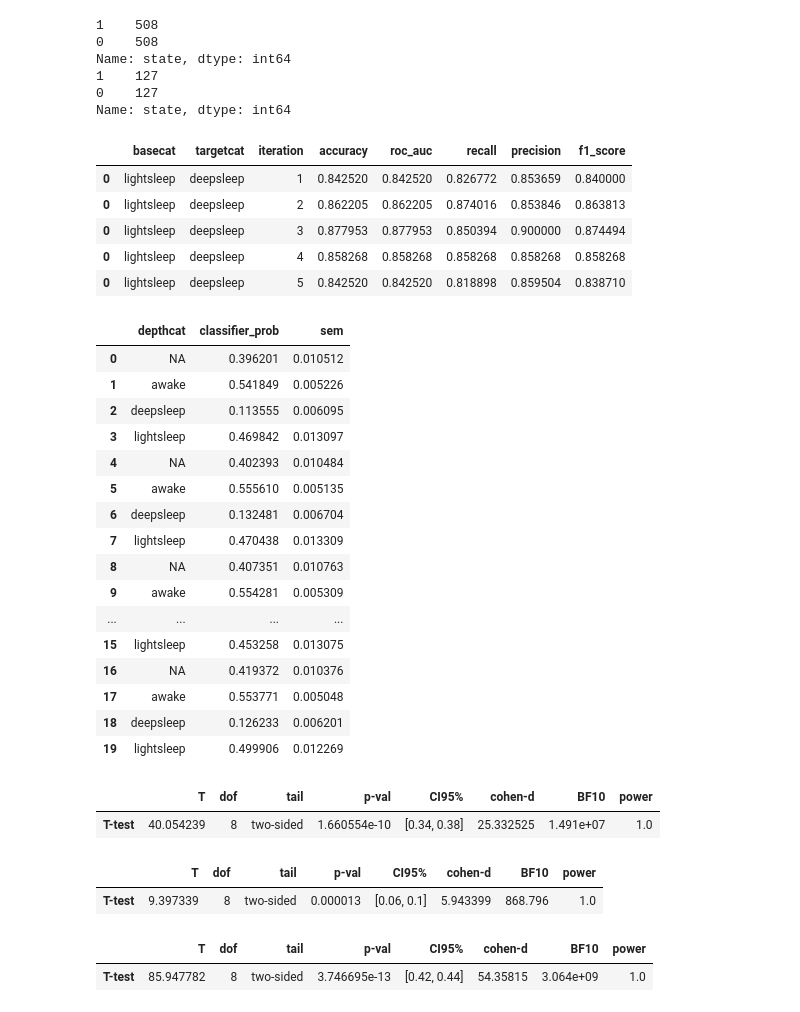
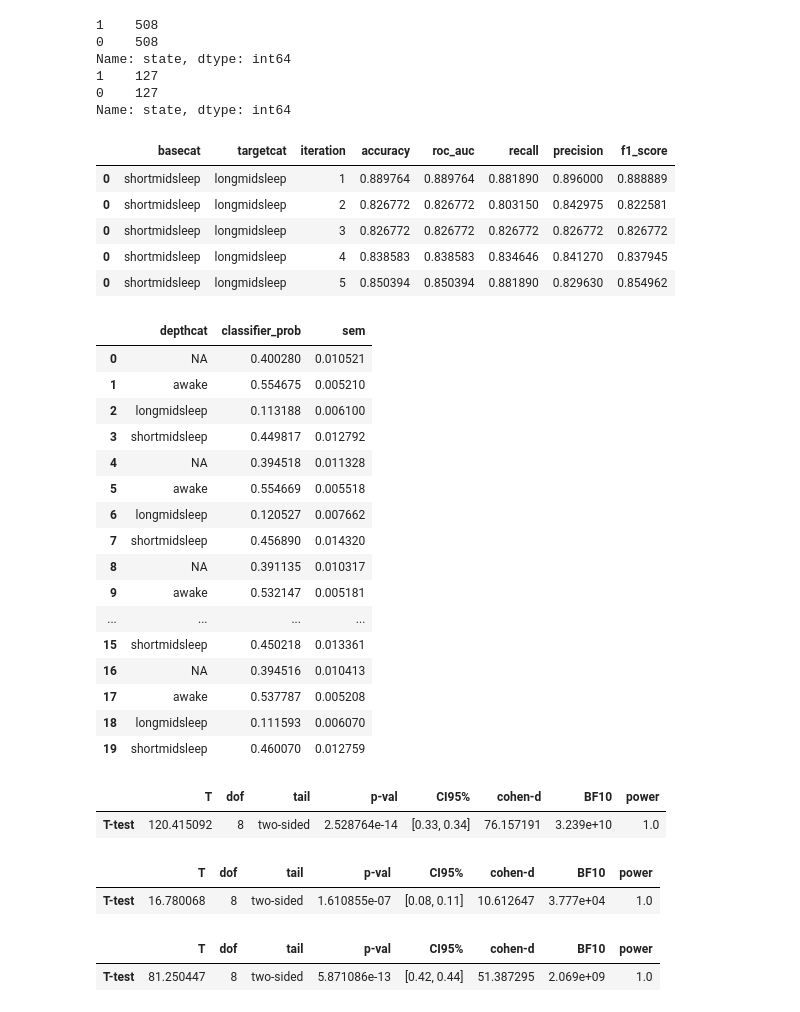
Before and after one commit to SridharJagannathan/drosSleepStages_SciAdvances2023, a Jupyter notebook: Scripts/notebooks/Figure5b_SupplFigure7_stats_awakesleepepochs_svmclassifier.ipynb, the cells around one changed output. Saved outputs shown, nothing was run; the diff lists cells and outputs as text; code cells hidden in the pictures.

```diff
--- a/Scripts/notebooks/Figure5b_SupplFigure7_stats_awakesleepepochs_svmclassifier.ipynb
+++ b/Scripts/notebooks/Figure5b_SupplFigure7_stats_awakesleepepochs_svmclassifier.ipynb
@@ -694,8 +713,8 @@ subclassvalidlabels = ['sleep']
 # %%
 lightdeepsleepclasfeat_df = allfeatures_df.loc[allfeatures_df['state'].isin(subclassvalidlabels)]
 lightdeepsleepclasfeat_df = lightdeepsleepclasfeat_df.drop(['fly'], axis=1)
-lightdeepsleepclasfeat_df['state'][lightdeepsleepclasfeat_df['sleepdepth'] >=cutoffsleepmins] = 'deepsleep'
-lightdeepsleepclasfeat_df['state'][lightdeepsleepclasfeat_df['sleepdepth'] <cutoffsleepmins] = 'lightsleep'
+lightdeepsleepclasfeat_df['state'][lightdeepsleepclasfeat_df['sleepdepth'] <cutoffsleepmins] = 'shortmidsleep'
+lightdeepsleepclasfeat_df['state'][lightdeepsleepclasfeat_df['sleepdepth'] >=cutoffsleepmins] = 'longmidsleep'
 lightdeepsleepclasfeat_df
 # %% [output]
 |  | freq4.88_chan01 | freq4.88_chan02 | freq4.88_chan03 | freq4.88_chan04 | freq4.88_chan05 | freq4.88_chan06 | ... |
@@ -757,3 +774,5 @@ validlabels2 = ['lightsleep', 'deepsleep']
+# %%
+validlabels2 = ['shortmidsleep', 'longmidsleep']
 # %%
 def computeclassifierprob3(classifierfeat_df3, randomstate_testtrainsplit):
 
@@ -838,8 +857,9 @@ def computeclassifierprob3(classifierfeat_df3, randomstate_testtrainsplit):
     df['depthcat'] = 'NA'
 
     df['depthcat'][df['class'] == 'awake'] = 'awake'
-    df['depthcat'][df['depth'] >=cutoffsleepmins] = 'deepsleep'
-    df['depthcat'][df['depth'] <cutoffsleepmins] = 'lightsleep'
+    df['depthcat'][df['depth'] <cutoffsleepmins] = 'shortmidsleep'
+    df['depthcat'][df['depth'] >=cutoffsleepmins] = 'longmidsleep'
+
 
     df['depthcat'].unique()
 
@@ -907,11 +927,11 @@ mergedlightdeepsleepperf_df = pd.concat([lightdeepsleepperformance_df_01, lightd
 mergedlightdeepsleepperf_df
 # %% [output]
 |  | basecat | targetcat | iteration | accuracy | roc_auc | recall | precision | f1_score |
-| 0 | lightsleep | deepsleep | 1 | 0.842520 | 0.842520 | 0.826772 | 0.853659 | 0.840000 |
-| 0 | lightsleep | deepsleep | 2 | 0.862205 | 0.862205 | 0.874016 | 0.853846 | 0.863813 |
-| 0 | lightsleep | deepsleep | 3 | 0.877953 | 0.877953 | 0.850394 | 0.900000 | 0.874494 |
-| 0 | lightsleep | deepsleep | 4 | 0.858268 | 0.858268 | 0.858268 | 0.858268 | 0.858268 |
-| 0 | lightsleep | deepsleep | 5 | 0.842520 | 0.842520 | 0.818898 | 0.859504 | 0.838710 |
+| 0 | shortmidsleep | longmidsleep | 1 | 0.889764 | 0.889764 | 0.881890 | 0.896000 | 0.888889 |
+| 0 | shortmidsleep | longmidsleep | 2 | 0.826772 | 0.826772 | 0.803150 | 0.842975 | 0.822581 |
+| 0 | shortmidsleep | longmidsleep | 3 | 0.826772 | 0.826772 | 0.826772 | 0.826772 | 0.826772 |
+| 0 | shortmidsleep | longmidsleep | 4 | 0.838583 | 0.838583 | 0.834646 | 0.841270 | 0.837945 |
+| 0 | shortmidsleep | longmidsleep | 5 | 0.850394 | 0.850394 | 0.881890 | 0.829630 | 0.854962 |
 # %%
 mergedlightdeepsleepplot_df = pd.concat([lightdeepsleepplot_df_01, lightdeepsleepplot_df_02,
                                          lightdeepsleepplot_df_03,
@@ -920,44 +940,44 @@ mergedlightdeepsleepplot_df = mergedlightdeepsleepplot_df.reset_index(drop=True)
 mergedlightdeepsleepplot_df
 # %% [output]
 |  | depthcat | classifier_prob | sem |
-| 0 | NA | 0.396201 | 0.010512 |
-| 1 | awake | 0.541849 | 0.005226 |
-| 2 | deepsleep | 0.113555 | 0.006095 |
-| 3 | lightsleep | 0.469842 | 0.013097 |
-| 4 | NA | 0.402393 | 0.010484 |
-| 5 | awake | 0.555610 | 0.005135 |
-| 6 | deepsleep | 0.132481 | 0.006704 |
-| 7 | lightsleep | 0.470438 | 0.013309 |
-| 8 | NA | 0.407351 | 0.010763 |
-| 9 | awake | 0.554281 | 0.005309 |
+| 0 | NA | 0.400280 | 0.010521 |
+| 1 | awake | 0.554675 | 0.005210 |
+| 2 | longmidsleep | 0.113188 | 0.006100 |
+| 3 | shortmidsleep | 0.449817 | 0.012792 |
+| 4 | NA | 0.394518 | 0.011328 |
+| 5 | awake | 0.554669 | 0.005518 |
+| 6 | longmidsleep | 0.120527 | 0.007662 |
+| 7 | shortmidsleep | 0.456890 | 0.014320 |
+| 8 | NA | 0.391135 | 0.010317 |
+| 9 | awake | 0.532147 | 0.005181 |
 | ... | ... | ... | ... |
-| 15 | lightsleep | 0.453258 | 0.013075 |
-| 16 | NA | 0.419372 | 0.010376 |
-| 17 | awake | 0.553771 | 0.005048 |
-| 18 | deepsleep | 0.126233 | 0.006201 |
-| 19 | lightsleep | 0.499906 | 0.012269 |
+| 15 | shortmidsleep | 0.450218 | 0.013361 |
+| 16 | NA | 0.394516 | 0.010413 |
+| 17 | awake | 0.537787 | 0.005208 |
+| 18 | longmidsleep | 0.111593 | 0.006070 |
+| 19 | shortmidsleep | 0.460070 | 0.012759 |
 # %%
-res1 = pg.ttest(mergedlightdeepsleepplot_df['classifier_prob'][mergedlightdeepsleepplot_df['depthcat'] == 'lightsleep'].values,
-               mergedlightdeepsleepplot_df['classifier_prob'][mergedlightdeepsleepplot_df['depthcat'] == 'deepsleep'].values,
+res1 = pg.ttest(mergedlightdeepsleepplot_df['classifier_prob'][mergedlightdeepsleepplot_df['depthcat'] == 'shortmidsleep'].values,
+               mergedlightdeepsleepplot_df['classifier_prob'][mergedlightdeepsleepplot_df['depthcat'] == 'longmidsleep'].values,
                correction = False)
 res1
 # %% [output]
 |  | T | dof | tail | p-val | CI95% | cohen-d | BF10 | power |
-| T-test | 40.054239 | 8 | two-sided | 1.660554e-10 | [0.34, 0.38] | 25.332525 | 1.491e+07 | 1.0 |
+| T-test | 120.415092 | 8 | two-sided | 2.528764e-14 | [0.33, 0.34] | 76.157191 | 3.239e+10 | 1.0 |
 # %%
 res2 = pg.ttest(mergedlightdeepsleepplot_df['classifier_prob'][mergedlightdeepsleepplot_df['depthcat'] == 'awake'].values,
-               mergedlightdeepsleepplot_df['classifier_prob'][mergedlightdeepsleepplot_df['depthcat'] == 'lightsleep'].values,
+               mergedlightdeepsleepplot_df['classifier_prob'][mergedlightdeepsleepplot_df['depthcat'] == 'shortmidsleep'].values,
                correction = False)
 res2
 # %% [output]
 |  | T | dof | tail | p-val | CI95% | cohen-d | BF10 | power |
-| T-test | 9.397339 | 8 | two-sided | 0.000013 | [0.06, 0.1] | 5.943399 | 868.796 | 1.0 |
+| T-test | 16.780068 | 8 | two-sided | 1.610855e-07 | [0.08, 0.11] | 10.612647 | 3.777e+04 | 1.0 |
 # %%
 res3 = pg.ttest(mergedlightdeepsleepplot_df['classifier_prob'][mergedlightdeepsleepplot_df['depthcat'] == 'awake'].values,
-               mergedlightdeepsleepplot_df['classifier_prob'][mergedlightdeepsleepplot_df['depthcat'] == 'deepsleep'].values,
+               mergedlightdeepsleepplot_df['classifier_prob'][mergedlightdeepsleepplot_df['depthcat'] == 'longmidsleep'].values,
                correction = False)
 res3
 # %% [output]
 |  | T | dof | tail | p-val | CI95% | cohen-d | BF10 | power |
-| T-test | 85.947782 | 8 | two-sided | 3.746695e-13 | [0.42, 0.44] | 54.35815 | 3.064e+09 | 1.0 |
+| T-test | 81.250447 | 8 | two-sided | 5.871086e-13 | [0.42, 0.44] | 51.387295 | 2.069e+09 | 1.0 |
 # %%
```
Also changed, not shown: parts of 30 cells of this notebook, 17 other files.
